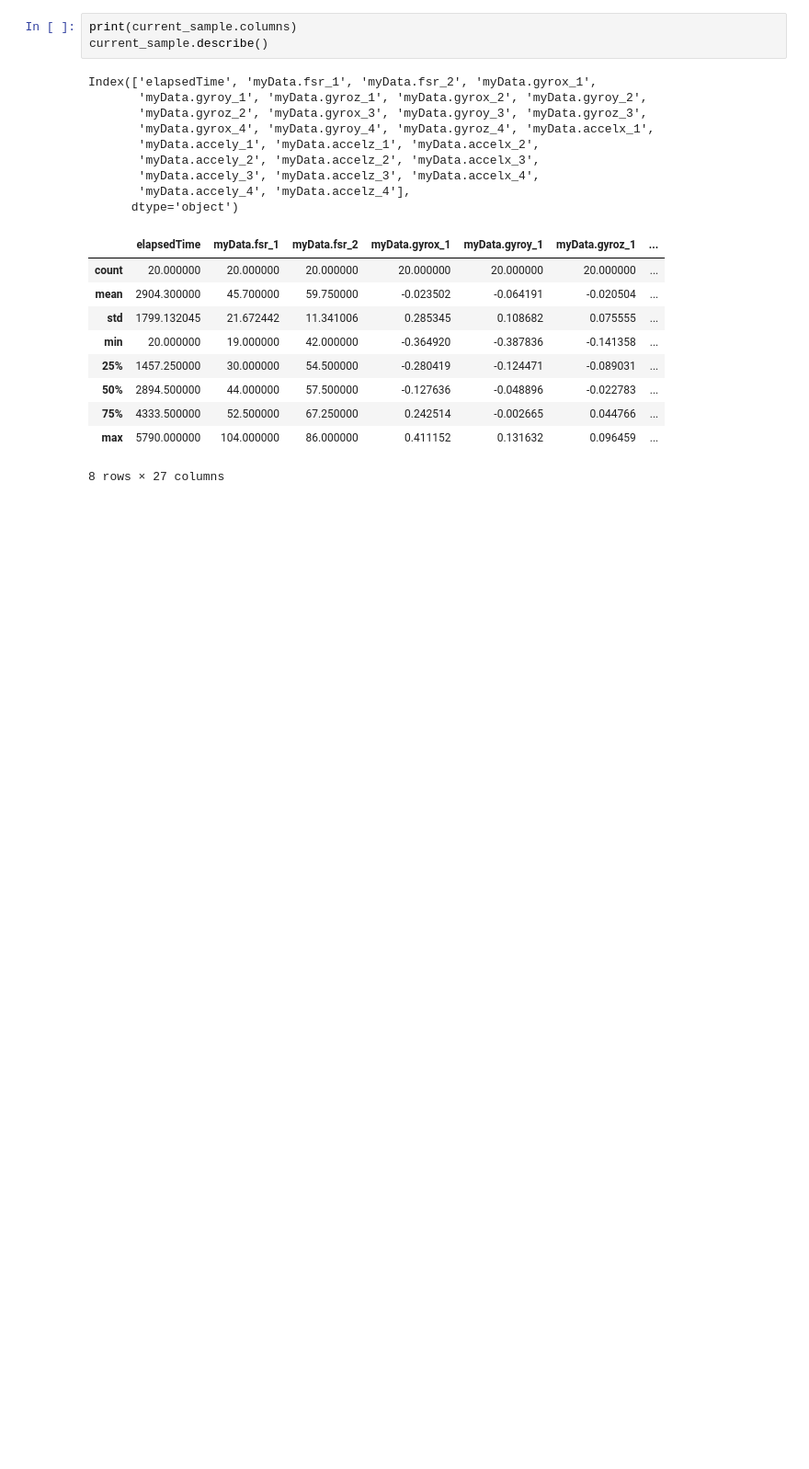
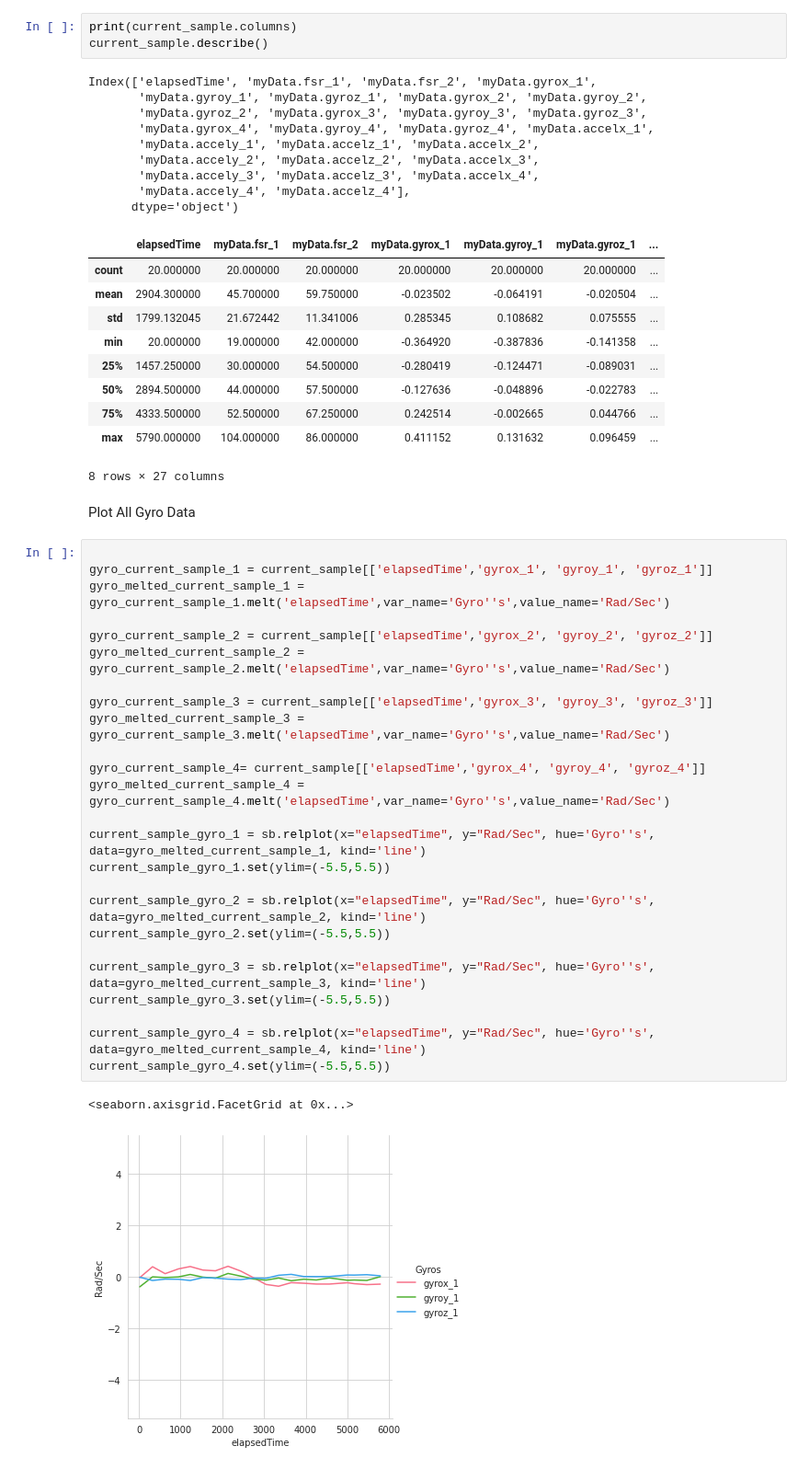
Before and after one commit to Trojan13/posture-control, a Jupyter notebook: data_analysis/analysis_correct.ipynb, the cells around one changed output. Shown at 92% size. Cells and saved outputs as stored; diff of their text form; blank space fills up the shorter version.

```diff
--- a/data_analysis/analysis_correct.ipynb
+++ b/data_analysis/analysis_correct.ipynb
@@ -53,3 +53,33 @@ Index(['elapsedTime', 'myData.fsr_1', 'myData.fsr_2', 'myData.gyrox_1',
 | 75% | 4333.500000 | 52.500000 | 67.250000 | 0.242514 | -0.002665 | 0.044766 | ... |
 | max | 5790.000000 | 104.000000 | 86.000000 | 0.411152 | 0.131632 | 0.096459 | ... |
 8 rows × 27 columns
+# %% [markdown]
+Plot All Gyro Data
+# %%
+
+gyro_current_sample_1 = current_sample[['elapsedTime','gyrox_1', 'gyroy_1', 'gyroz_1']]
+gyro_melted_current_sample_1 = gyro_current_sample_1.melt('elapsedTime',var_name='Gyro''s',value_name='Rad/Sec')
+
+gyro_current_sample_2 = current_sample[['elapsedTime','gyrox_2', 'gyroy_2', 'gyroz_2']]
+gyro_melted_current_sample_2 = gyro_current_sample_2.melt('elapsedTime',var_name='Gyro''s',value_name='Rad/Sec')
+
+gyro_current_sample_3 = current_sample[['elapsedTime','gyrox_3', 'gyroy_3', 'gyroz_3']]
+gyro_melted_current_sample_3 = gyro_current_sample_3.melt('elapsedTime',var_name='Gyro''s',value_name='Rad/Sec')
+
+gyro_current_sample_4= current_sample[['elapsedTime','gyrox_4', 'gyroy_4', 'gyroz_4']]
+gyro_melted_current_sample_4 = gyro_current_sample_4.melt('elapsedTime',var_name='Gyro''s',value_name='Rad/Sec')
+
+current_sample_gyro_1 = sb.relplot(x="elapsedTime", y="Rad/Sec", hue='Gyro''s', data=gyro_melted_current_sample_1, kind='line')
+current_sample_gyro_1.set(ylim=(-5.5,5.5))
+
+current_sample_gyro_2 = sb.relplot(x="elapsedTime", y="Rad/Sec", hue='Gyro''s', data=gyro_melted_current_sample_2, kind='line')
+current_sample_gyro_2.set(ylim=(-5.5,5.5))
+
+current_sample_gyro_3 = sb.relplot(x="elapsedTime", y="Rad/Sec", hue='Gyro''s', data=gyro_melted_current_sample_3, kind='line')
+current_sample_gyro_3.set(ylim=(-5.5,5.5))
+
+current_sample_gyro_4 = sb.relplot(x="elapsedTime", y="Rad/Sec", hue='Gyro''s', data=gyro_melted_current_sample_4, kind='line')
+current_sample_gyro_4.set(ylim=(-5.5,5.5))
+# %% [output]
+<seaborn.axisgrid.FacetGrid at 0x...>
+[figure, added]
```
Also changed, not shown: parts of 8 cells of this notebook.
